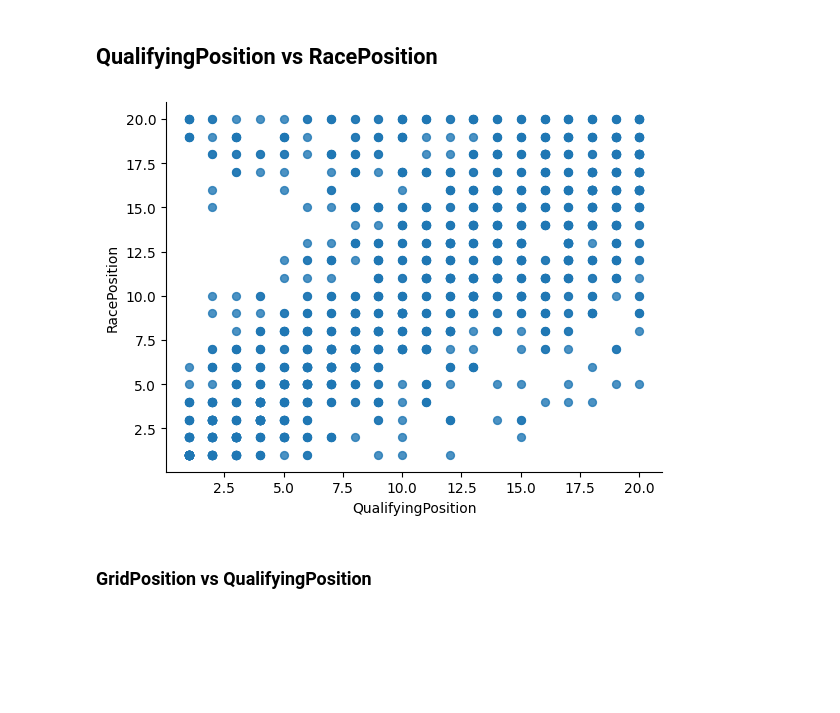
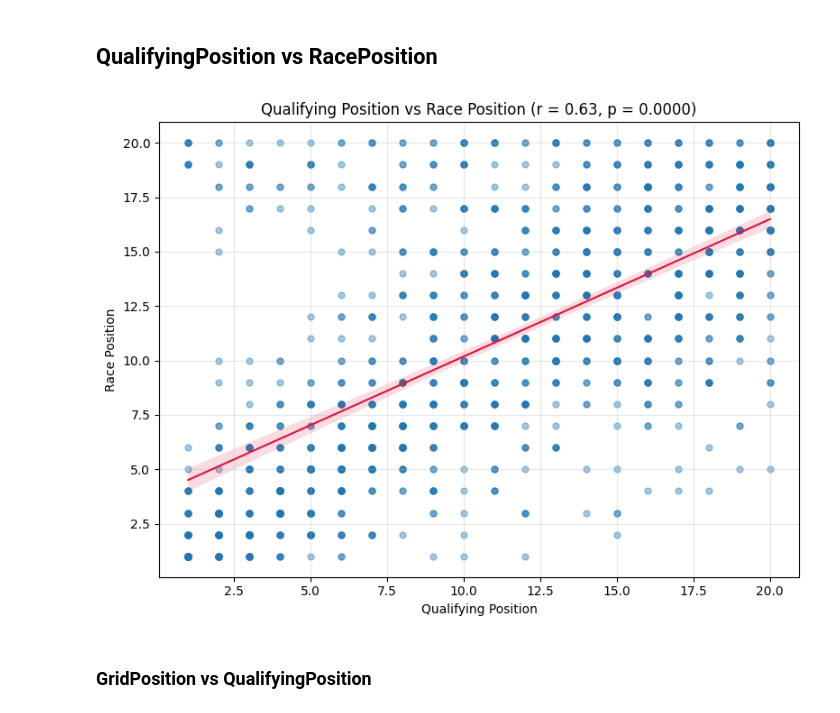
Before and after one commit to NevinGladson/ground_effect_era_analysis, a Jupyter notebook: notebooks/f1_ground_effect_full_analysis.ipynb, the cells around one changed output. Saved outputs shown, nothing was run; the diff lists cells and outputs as text; code cells hidden in the pictures; blank space fills up the shorter version.

```diff
--- a/notebooks/f1_ground_effect_full_analysis.ipynb
+++ b/notebooks/f1_ground_effect_full_analysis.ipynb
@@ -184,7 +266,7 @@ df['Score'] = (
     (1 / df['QualifyingPosition']) * 0.3 +
     (1 / df['RacePosition']) * 0.4 +
     df['RaceDelta'] * 0.2 +
-    df['EstimatedOvertakes'] * 0.1
+    df['NetPositionGain'] * 0.1
 )
 
 for team in top_teams:
@@ -370,11 +477,29 @@ plt.show()
 # %% [markdown]
 ## QualifyingPosition vs RacePosition
 # %%
-from matplotlib import pyplot as plt
-df.plot(kind='scatter', x='QualifyingPosition', y='RacePosition', s=32, alpha=.8)
-plt.gca().spines[['top', 'right',]].set_visible(False)
+import seaborn as sns
+import matplotlib.pyplot as plt
+from scipy.stats import pearsonr
+
+clean = df[['QualifyingPosition', 'RacePosition']].dropna()
+r, p = pearsonr(clean['QualifyingPosition'], clean['RacePosition'])
+
+plt.figure(figsize=(8, 6))
+sns.regplot(
+    data=df,
+    x='QualifyingPosition',
+    y='RacePosition',
+    scatter_kws={'alpha': 0.4, 's': 25},
+    line_kws={'color': 'crimson', 'linewidth': 1.5}
+)
+plt.title(f'Qualifying Position vs Race Position (r = {r:.2f}, p = {p:.4f})')
+plt.xlabel('Qualifying Position')
+plt.ylabel('Race Position')
+plt.grid(True, alpha=0.3)
+plt.tight_layout()
+plt.show()
 # %% [output]
-[figure, old version]
+[figure, new version]
 # %% [markdown]
 ### GridPosition vs QualifyingPosition
 # %%
```
Also changed, not shown: parts of 18 cells of this notebook.
